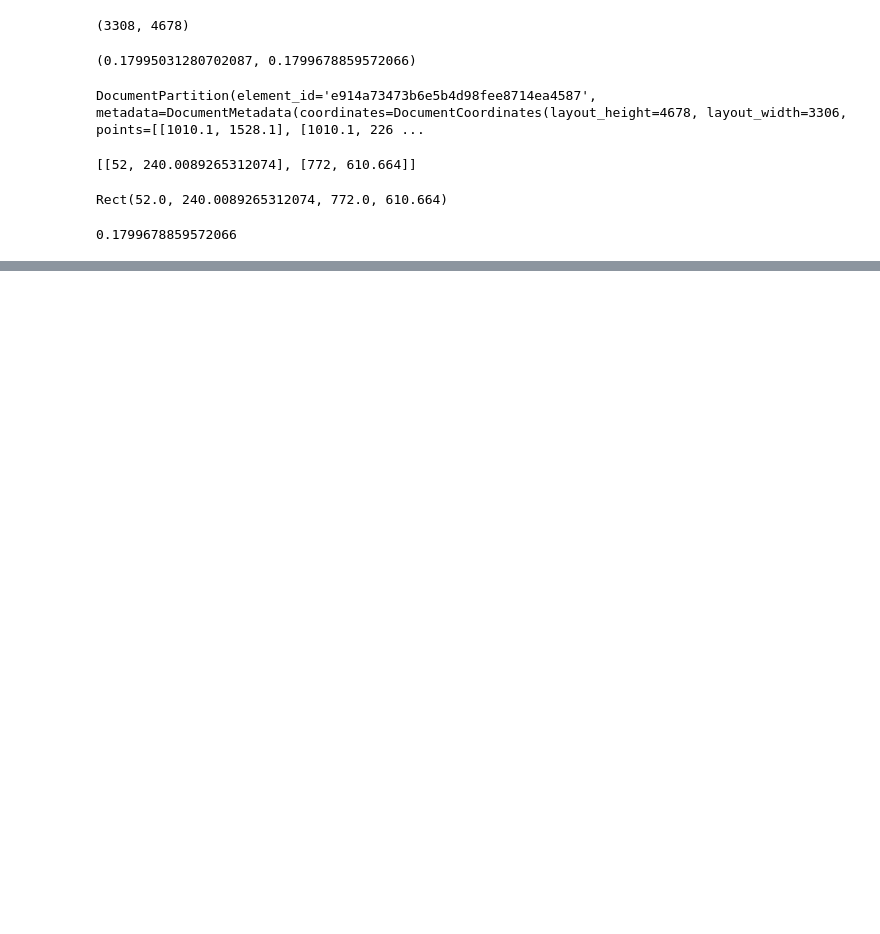
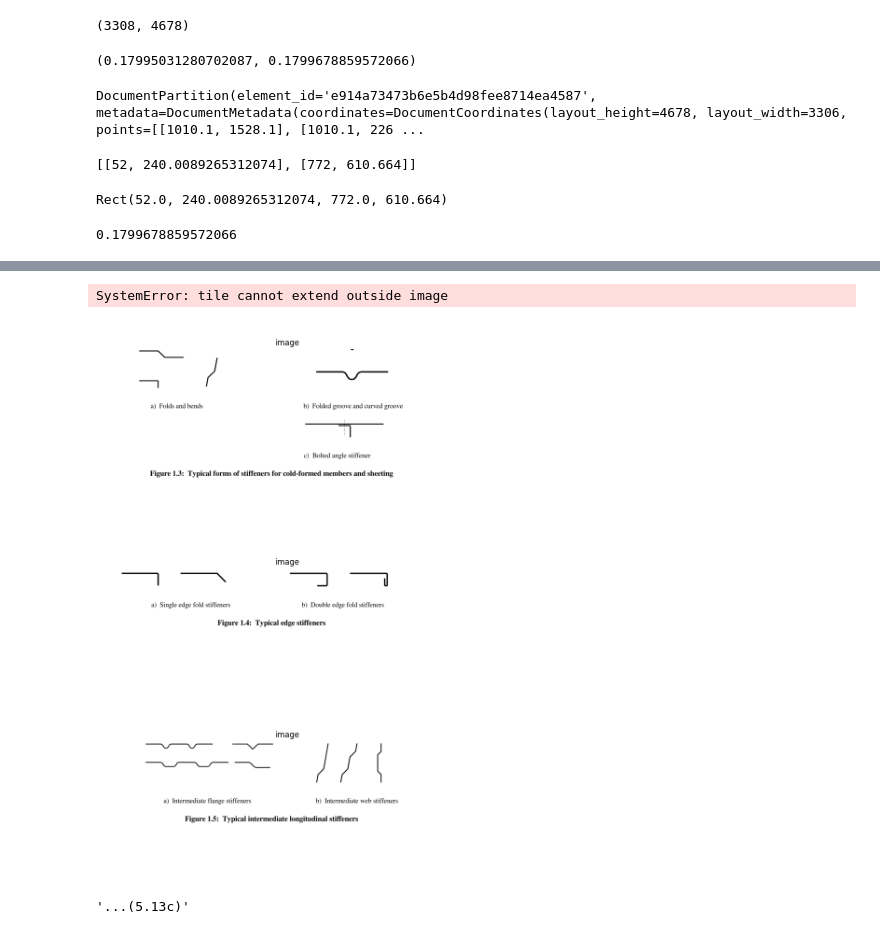
Before and after one commit to larsfop/dof-internship, a Jupyter notebook: test.ipynb, the cells around one changed output, grey strips where cells are left out. Saved outputs shown, nothing was run; the diff lists cells and outputs as text; code cells hidden in the pictures; blank space fills up the shorter version.

Commit message:
updated partition read - FIX: saving to image

```diff
--- a/test.ipynb
+++ b/test.ipynb
@@ -481,12 +482,10 @@ scale
 0.1799678859572066
 # %%
 def extract_image(page: pymupdf.Page, coords: np.array) -> np.ndarray:
-    new_coords = coords * scale
+    coords[0,0] = 52
+    coords[1,0] = 772
 
-    new_coords[0,0] = 52
-    new_coords[1,0] = 772
-
-    rect = pymupdf.Rect(new_coords.tolist())
+    rect = pymupdf.Rect(coords.tolist())
     pix = page.get_pixmap(dpi=400, clip=rect)
 
     img = np.frombuffer(pix.samples, dtype=np.uint8).reshape(pix.height, pix.width, pix.n)
@@ -500,10 +499,11 @@ def plot_images(data: list[dict]) -> None:
         if item['type'] == 'text':
             continue
 
+        img_type = item['type']
         page = item['page'] - 1
-        coords = item['coordinates']
+        coords = item['coordinates'] * scale
         img = extract_image(doc[page], coords)
-        images.append(img)
+        images.append((img, img_type))
 
     if len(images) == 0:
         print('No images to display.')
@@ -512,11 +512,14 @@ def plot_images(data: list[dict]) -> None:
     fig, axs = plt.subplots(len(images), 1, figsize=(8, 4*len(images)))
     fig.tight_layout()
     try:
-        for ax, img in zip(axs, images):
+        for ax, (img, img_type) in zip(axs, images):
             ax.imshow(img)
+            ax.set_title(img_type)
             ax.axis('off')
     except:
-        axs.imshow(images[0])
+        img, img_type = images[0]
+        axs.imshow(img)
+        axs.set_title(img_type)
         axs.axis('off')
 # %%
 class PageManager:
@@ -554,12 +557,14 @@ class PageManager:
             self.type = 'figure'
 # %%
 def get_chunk_type(element: DocumentPartition) -> str|None:
-    if element.text.startswith('Table'):
+    if np.isin(element.type, ['Image', 'Table', 'Formula']):
+        return element.type
+    elif element.text.startswith('Table'):
         return 'table'
     elif element.text.startswith('Figure'):
         return 'figure'
-    elif np.isin(element.type, ['Image', 'Table', 'Formula']):
-        return element.type.lower()
+    elif re.match(r'[.]+.+[(]+\d+.+[)]+', element.text):
+        return 'formula'
 
     return None
 # %%
@@ -630,8 +724,8 @@ class PartitionProcessor:
 # %%
-start = 33
+start = 20
 end = start
 
-partition_processor = PartitionProcessor(partition)
+partition_processor = PartitionProcessor(partition, doc)
 partition_processor.process(start, end)
 
 display(partition_processor.data)
@@ -661,3 +768,19 @@ Element 26: Type: UncategorizedText - Text: 23
+# %%
+partition_processor.save_images('extracted_images')
+# %% [output]
+SystemError: tile cannot extend outside image
+# %%
+plot_images(partition_processor.data)
+# %% [output]
+[figure, added]
+# %%
+elements = list(partition.page_iterator(39, 39))[0]
+
+elements[8].text
+re.findall(r'(\d+\.\d+)\s*', elements[8].text)
+re.search(r'[.]+.+[(]+\d+.+[)]+', elements[8].text).group()
+# %% [output]
+'...(5.13c)'
 # %%
 def process_figure(element: DocumentPartition) -> None|dict:
     if not element.text.startswith('Figure'):
```
Also changed, not shown: parts of 5 cells of this notebook.
